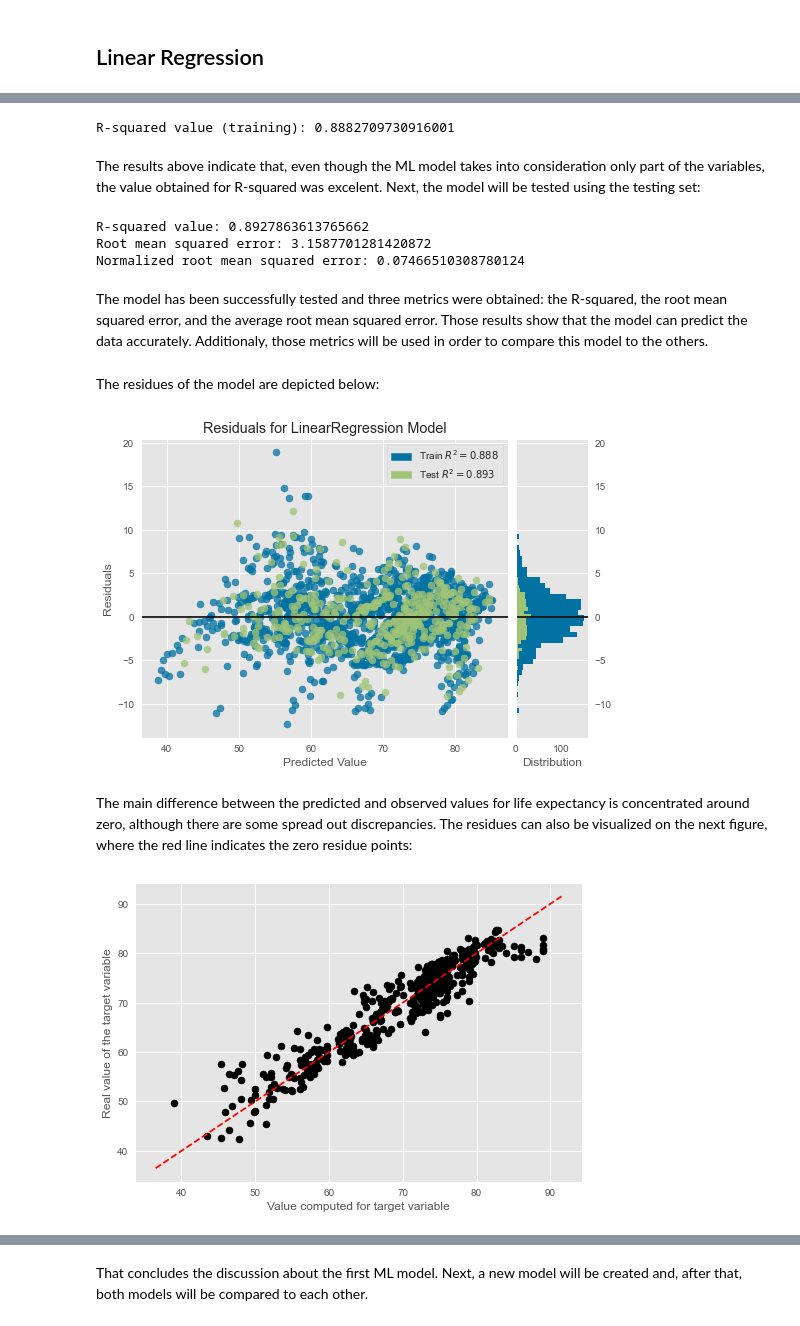
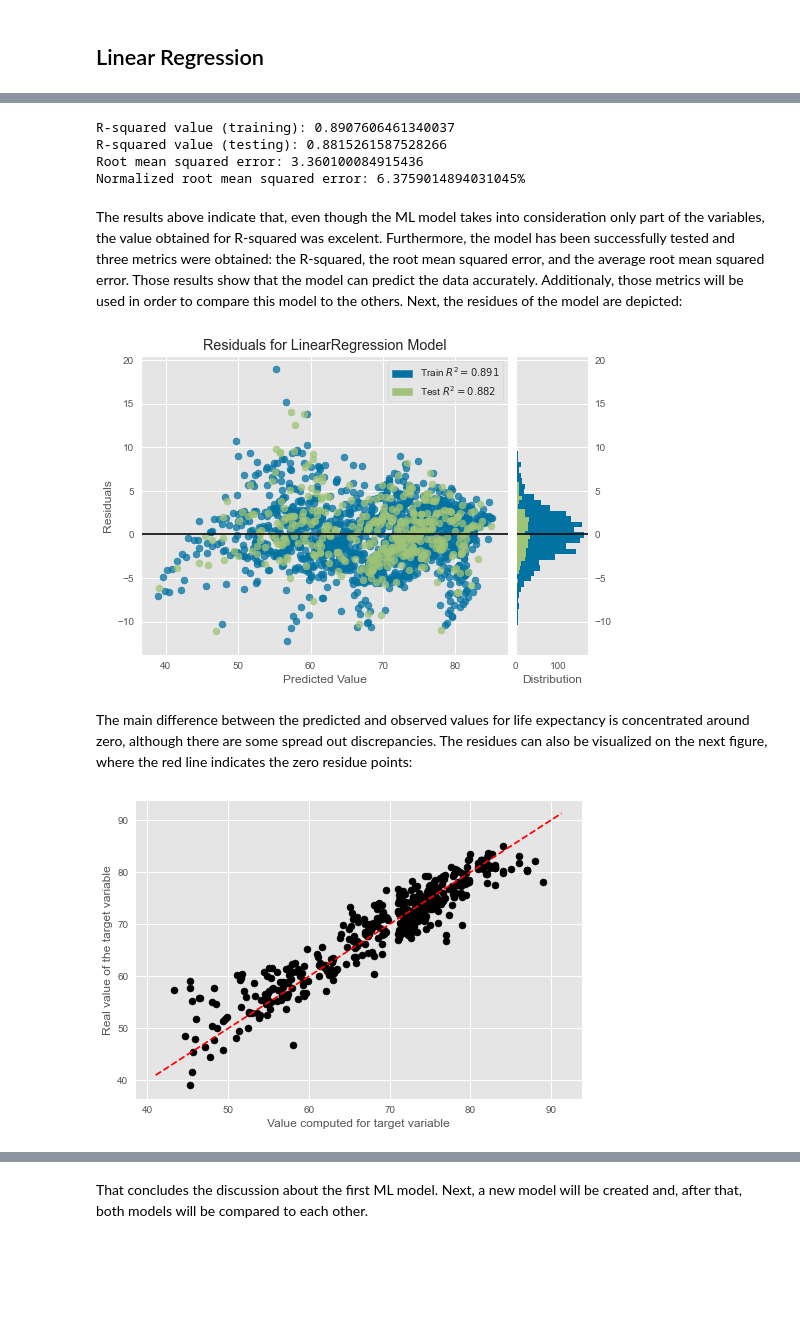
Before and after one commit to leorrib/Py_LifeExpectancy, a Jupyter notebook: main.ipynb, the cells around one changed output, grey strips where cells are left out. Saved outputs shown, nothing was run; the diff lists cells and outputs as text; code cells hidden in the pictures; blank space fills up the shorter version.

```diff
--- a/main.ipynb
+++ b/main.ipynb
@@ -200,4 +195,6 @@ FeatureSelector.correlation_analysis(scaled_data, 'Life Expectancy', X, Y)
 # %% [markdown]
 According to the criteria above, the least important variables are 'Measles_cases', 'Year' and 'Total_expenditure'. For that reason, they will be dropped:
 # %%
-X = X.drop(['Year', 'Measles_cases', 'Total_expenditure'], axis = 1)
+X_train = X_train.drop(ml['cols_to_drop'], axis = 1)
+X_test = X_test.drop(ml['cols_to_drop'], axis = 1)
+data = Algorithms(X_train, X_test, Y_train, Y_test)
@@ -206,2 +200,0 @@ Next, the data will be divided into a set for training (80%) and a set for testi
-# %%
-X_train, X_test, Y_train, Y_test = DataSplit.train_test_split(X, Y, 0.2)
@@ -209,0 +207,3 @@ X_train, X_test, Y_train, Y_test = DataSplit.train_test_split(X, Y, 0.2)
+# %%
+lr_tool = LinearRegression()
+data.cross_val_score_regression(lr_tool)
@@ -212,26 +216,21 @@ Using the variables selected up to this point, the linear regression model can b
 # %%
-model1 = Algorithms.train_Linear_Regression_model(X_train, Y_train)
+results_lr_model = data.linear_regression_model()
 # %% [output]
-R-squared value (training): 0.8882709730916001
+R-squared value (training): 0.8907606461340037
+R-squared value (testing): 0.8815261587528266
+Root mean squared error: 3.360100084915436
+Normalized root mean squared error: 6.3759014894031045%
 # %% [markdown]
-The results above indicate that, even though the ML model takes into consideration only part of the variables, the value obtained for R-squared was excelent. Next, the model will be tested using the testing set:
+The results above indicate that, even though the ML model takes into consideration only part of the variables, the value obtained for R-squared was excelent. Furthermore, the model has been successfully tested and three metrics were obtained: the R-squared, the root mean squared error, and the average root mean squared error. Those results show that the model can predict the data accurately. Additionaly, those metrics will be used in order to compare this model to the others. Next, the residues of the model are depicted:
-# %%
-Y_pred = Algorithms.test_Linear_Regression_model(X_test, Y_test, model1)
-# %% [output]
-R-squared value: 0.8927863613765662
-Root mean squared error: 3.1587701281420872
-Normalized root mean squared error: 0.07466510308780124
-# %% [markdown]
-The model has been successfully tested and three metrics were obtained: the R-squared, the root mean squared error, and the average root mean squared error. Those results show that the model can predict the data accurately. Additionaly, those metrics will be used in order to compare this model to the others.
-# %% [markdown]
-The residues of the model are depicted below:
 # %%
-Visualizer.visualize_residue_spread(model1, X_train, X_test, Y_train, Y_test)
+lr_model = results_lr_model['model']
+Visualizer(lr_tool).visualize_residue_spread(X_train, X_test, Y_train, Y_test)
 # %% [output]
-[figure, old version]
+[figure, new version]
 # %% [markdown]
 The main difference between the predicted and observed values for life expectancy is concentrated around zero, although there are some spread out discrepancies. The residues can also be visualized on the next figure, where the red line indicates the zero residue points:
 # %%
-Visualizer.visualize_residue_line(Y_test, Y_pred)
+Y_pred_lr = results_lr_model['Y_pred']
+Visualizer(lr_tool).visualize_residue_line(Y_test, Y_pred_lr)
 # %% [output]
-[figure, old version]
+[figure, new version]
```
Also changed, not shown: parts of 45 cells of this notebook, 12 other files.
